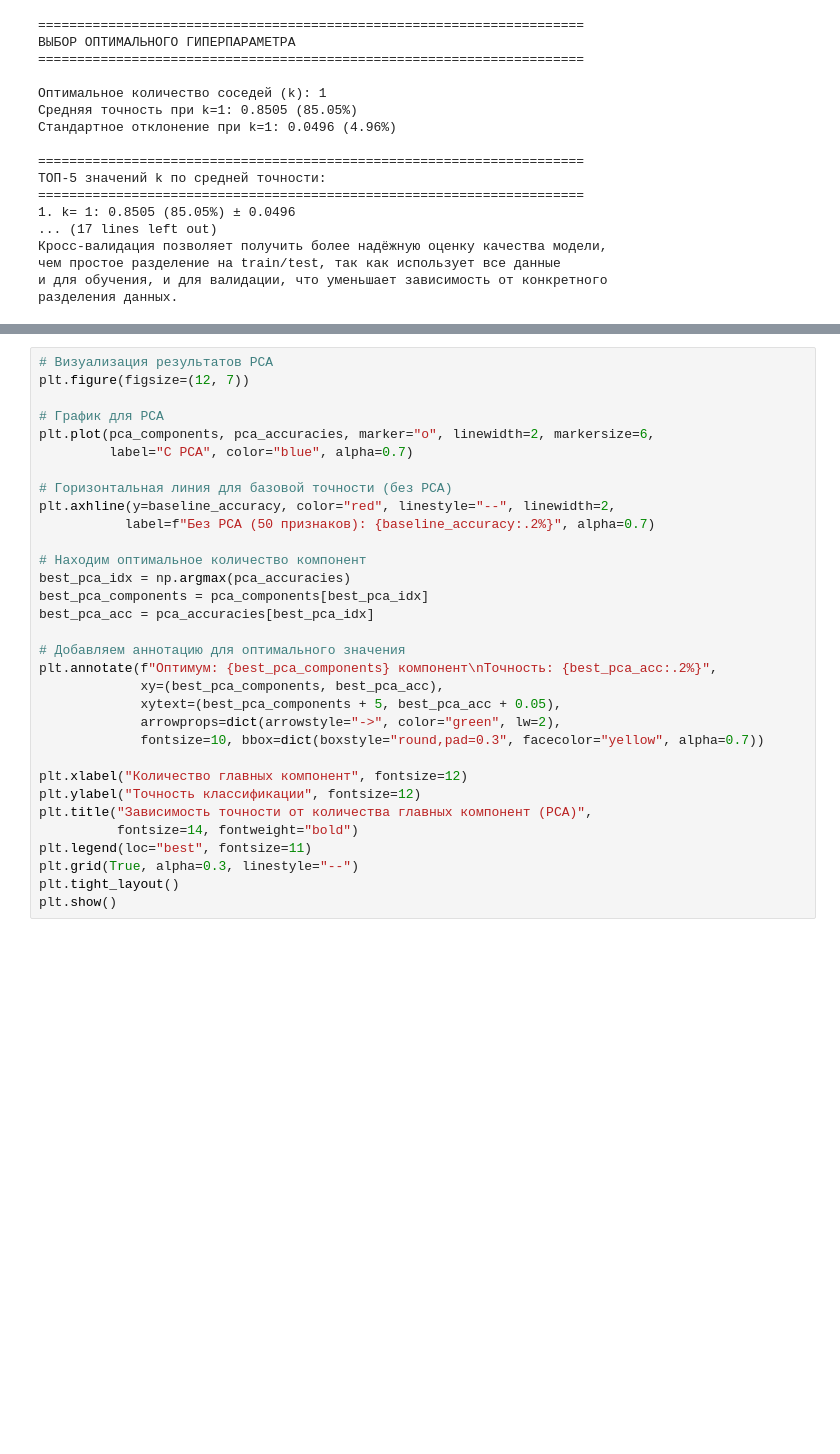
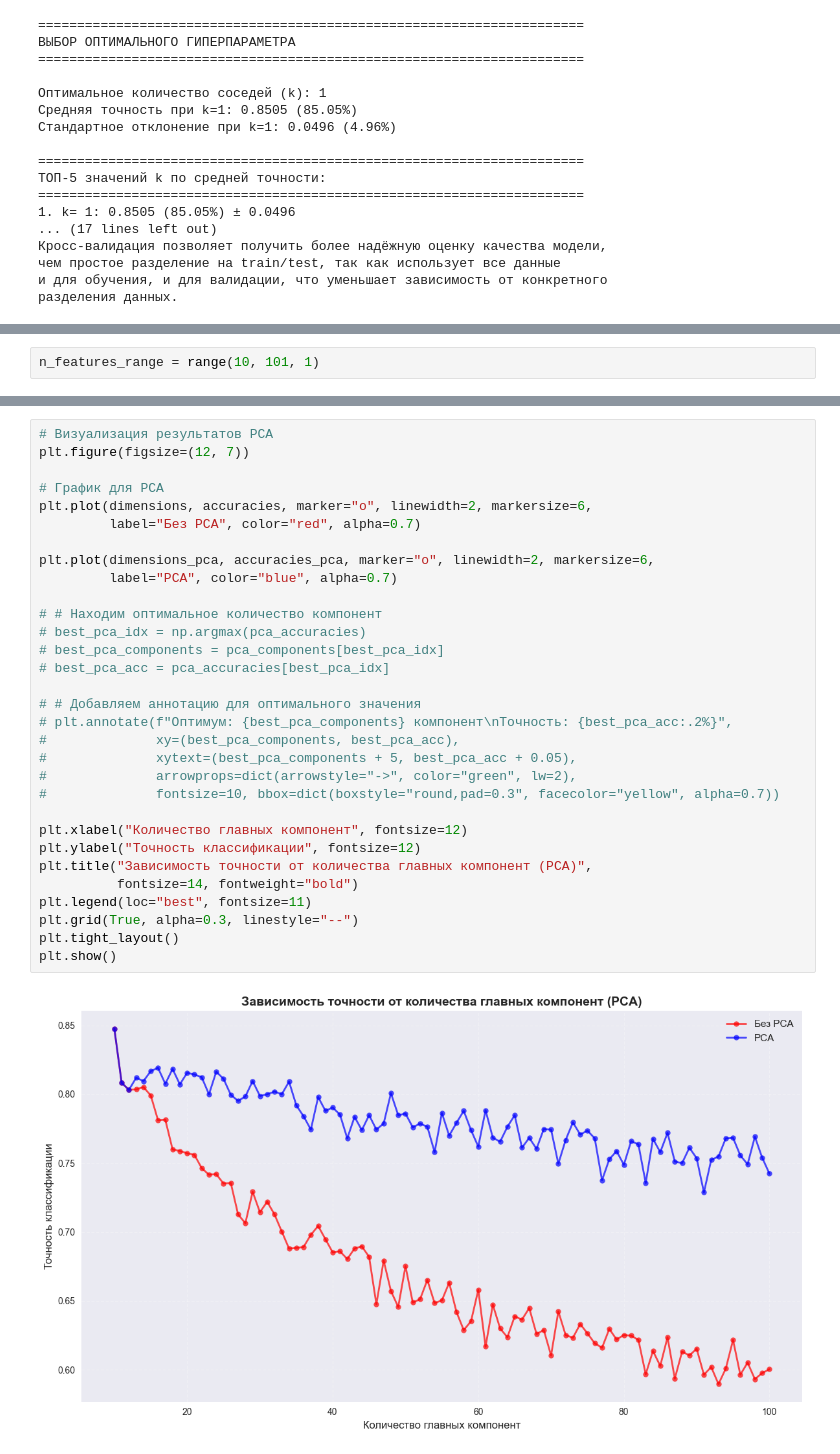
Before and after one commit to KhubbatulinMark/sber-21-rudn, a Jupyter notebook: solutions/ML/02-metric-solution.ipynb, the cells around one changed output, grey strips where cells are left out. Saved outputs shown, nothing was run; the diff lists cells and outputs as text; blank space fills up the shorter version.

```diff
--- a/solutions/ML/02-metric-solution.ipynb
+++ b/solutions/ML/02-metric-solution.ipynb
@@ -1129 +1157,3 @@ print(f"разделения данных.")
+# %%
+n_features_range = range(10, 101, 1)
 # %%
@@ -1324,32 +1281,33 @@ print("PCA завершен!")
 # %%
 # Визуализация результатов PCA
 plt.figure(figsize=(12, 7))
 
 # График для PCA
-plt.plot(pca_components, pca_accuracies, marker="o", linewidth=2, markersize=6,
-         label="С PCA", color="blue", alpha=0.7)
+plt.plot(dimensions, accuracies, marker="o", linewidth=2, markersize=6,
+         label="Без PCA", color="red", alpha=0.7)
 
-# Горизонтальная линия для базовой точности (без PCA)
-plt.axhline(y=baseline_accuracy, color="red", linestyle="--", linewidth=2,
-           label=f"Без PCA (50 признаков): {baseline_accuracy:.2%}", alpha=0.7)
+plt.plot(dimensions_pca, accuracies_pca, marker="o", linewidth=2, markersize=6,
+         label="PCA", color="blue", alpha=0.7)
 
-# Находим оптимальное количество компонент
-best_pca_idx = np.argmax(pca_accuracies)
-best_pca_components = pca_components[best_pca_idx]
-best_pca_acc = pca_accuracies[best_pca_idx]
+# # Находим оптимальное количество компонент
+# best_pca_idx = np.argmax(pca_accuracies)
+# best_pca_components = pca_components[best_pca_idx]
+# best_pca_acc = pca_accuracies[best_pca_idx]
 
-# Добавляем аннотацию для оптимального значения
-plt.annotate(f"Оптимум: {best_pca_components} компонент\nТочность: {best_pca_acc:.2%}",
-             xy=(best_pca_components, best_pca_acc),
-             xytext=(best_pca_components + 5, best_pca_acc + 0.05),
-             arrowprops=dict(arrowstyle="->", color="green", lw=2),
-             fontsize=10, bbox=dict(boxstyle="round,pad=0.3", facecolor="yellow", alpha=0.7))
+# # Добавляем аннотацию для оптимального значения
+# plt.annotate(f"Оптимум: {best_pca_components} компонент\nТочность: {best_pca_acc:.2%}",
+#              xy=(best_pca_components, best_pca_acc),
+#              xytext=(best_pca_components + 5, best_pca_acc + 0.05),
+#              arrowprops=dict(arrowstyle="->", color="green", lw=2),
+#              fontsize=10, bbox=dict(boxstyle="round,pad=0.3", facecolor="yellow", alpha=0.7))
 
 plt.xlabel("Количество главных компонент", fontsize=12)
 plt.ylabel("Точность классификации", fontsize=12)
 plt.title("Зависимость точности от количества главных компонент (PCA)",
           fontsize=14, fontweight="bold")
 plt.legend(loc="best", fontsize=11)
 plt.grid(True, alpha=0.3, linestyle="--")
 plt.tight_layout()
 plt.show()
+# %% [output]
+[figure, added]
```
Also changed, not shown: parts of 16 cells of this notebook.
